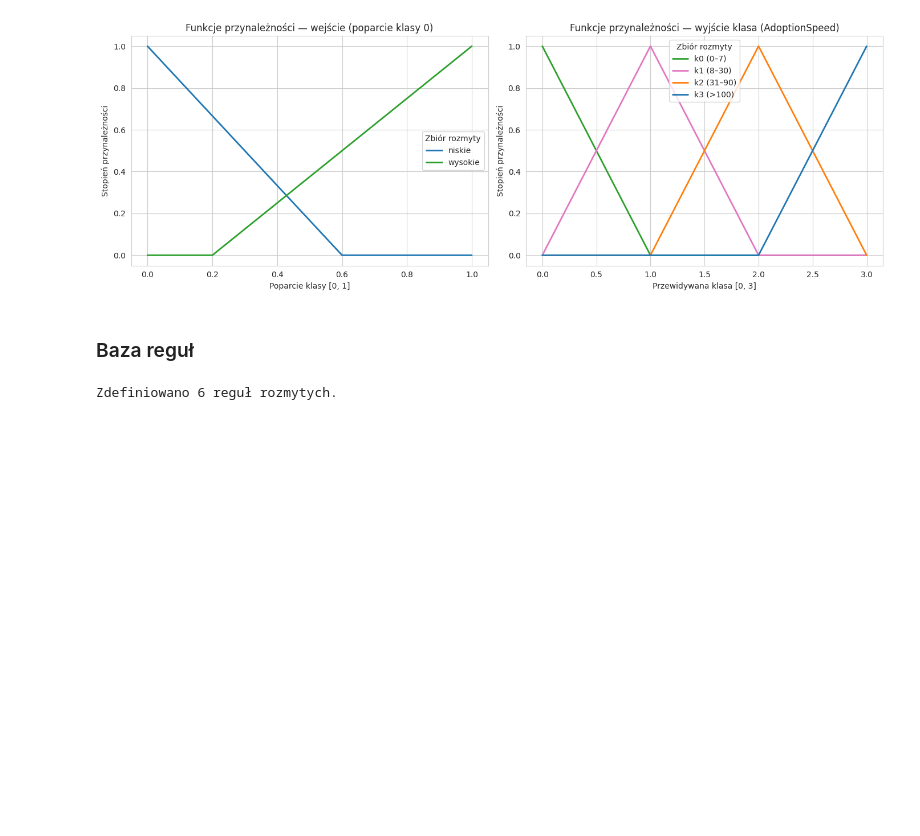
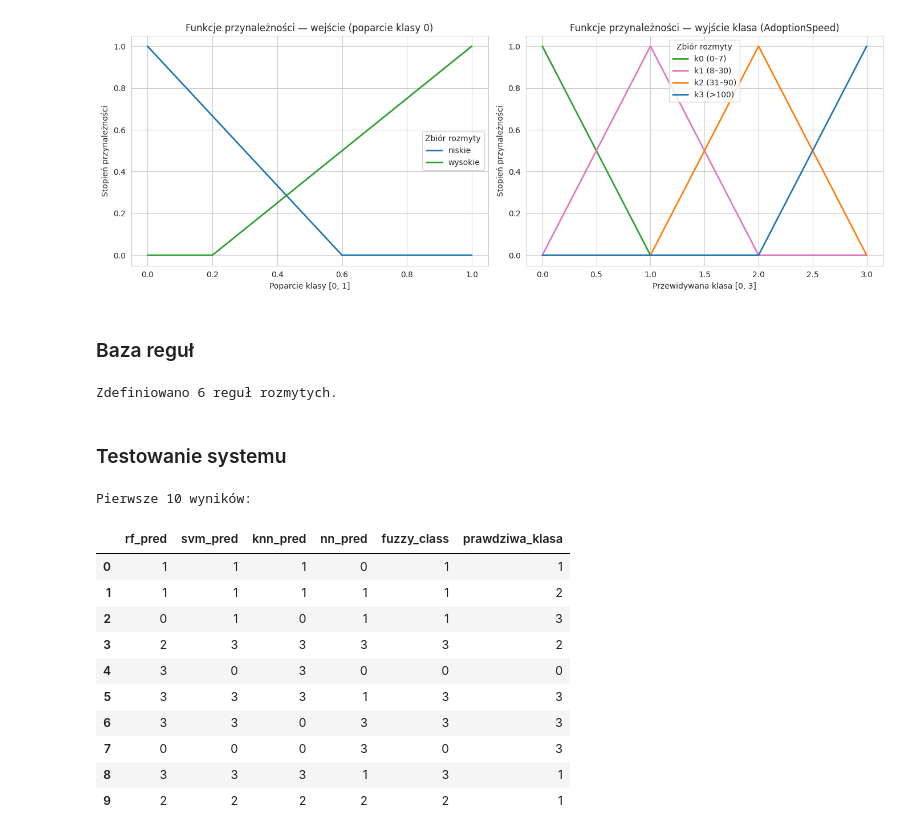
Before and after one commit to Carrie088/pet_adoption_ml, a Jupyter notebook: notebooks/08_fuzzy_logic.ipynb, the cells around one changed output. Drawn from its saved outputs; the diff is of its cells as text; code cells hidden in the pictures; blank space fills up the shorter version.

Commit message:
Add fuzzy system evaluation

```diff
--- a/notebooks/08_fuzzy_logic.ipynb
+++ b/notebooks/08_fuzzy_logic.ipynb
@@ -193,3 +193,50 @@ sim = ctrl.ControlSystemSimulation(adoption_ctrl)
 print(f'Zdefiniowano {len(reguly)} reguł rozmytych.')
 # %% [output]
 Zdefiniowano 6 reguł rozmytych.
+# %% [markdown]
+### Testowanie systemu
+# %%
+cache = {}
+fuzzy_class = []
+brak_reguly = 0
+
+for i in range(len(preds_matrix)):
+    klucz = tuple(preds_matrix[i])
+    if klucz not in cache:
+        s = policz_poparcia(klucz)
+        for c in range(4):
+            sim.input[f'sup{c}'] = float(s[c])
+        try:
+            sim.compute()
+            cache[klucz] = int(np.clip(round(sim.output['klasa']), 0, 3))
+        except KeyError:
+            cache[klucz] = int(np.argmax(s))
+            brak_reguly += 1
+    fuzzy_class.append(cache[klucz])
+
+fuzzy_class = np.array(fuzzy_class)
+
+wyniki = pd.DataFrame({
+    'rf_pred': rf_pred,
+    'svm_pred': svm_pred,
+    'knn_pred': knn_pred,
+    'nn_pred': nn_pred,
+    'fuzzy_class': fuzzy_class,
+    'prawdziwa_klasa': y_test.values,
+})
+
+print('\nPierwsze 10 wyników:')
+display(wyniki.head(10))
+# %% [output]
+Pierwsze 10 wyników:
+|  | rf_pred | svm_pred | knn_pred | nn_pred | fuzzy_class | prawdziwa_klasa |
+| 0 | 1 | 1 | 1 | 0 | 1 | 1 |
+| 1 | 1 | 1 | 1 | 1 | 1 | 2 |
+| 2 | 0 | 1 | 0 | 1 | 1 | 3 |
+| 3 | 2 | 3 | 3 | 3 | 3 | 2 |
+| 4 | 3 | 0 | 3 | 0 | 0 | 0 |
+| 5 | 3 | 3 | 3 | 1 | 3 | 3 |
+| 6 | 3 | 3 | 0 | 3 | 3 | 3 |
+| 7 | 0 | 0 | 0 | 3 | 0 | 3 |
+| 8 | 3 | 3 | 3 | 1 | 3 | 1 |
+| 9 | 2 | 2 | 2 | 2 | 2 | 1 |
```
